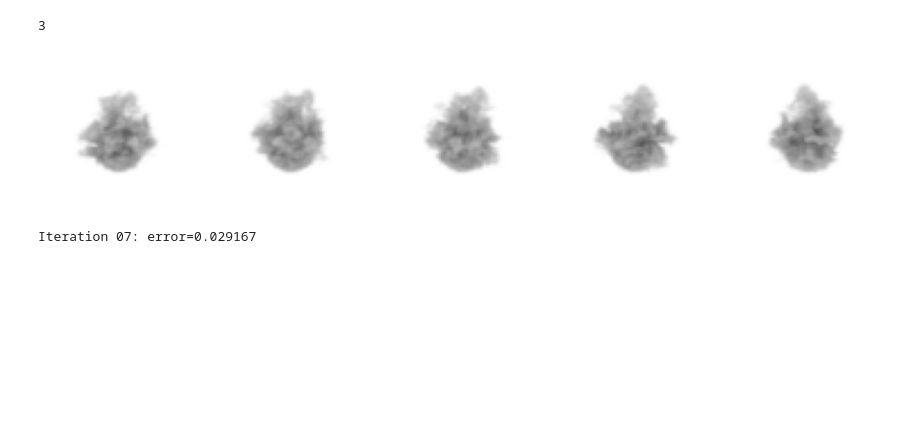
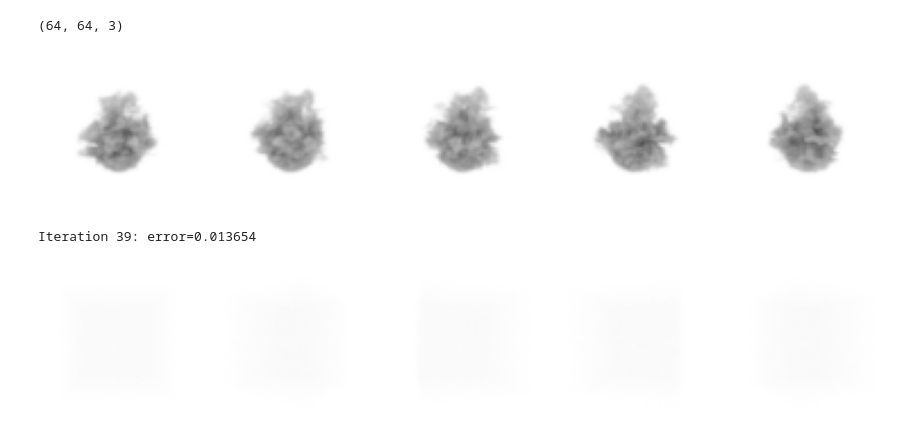
Before and after one commit to mitsuba-renderer/mitsuba3, a Jupyter notebook: volumetric_dumn_test.ipynb, the cells around one changed output. Saved outputs shown, nothing was run; the diff lists cells and outputs as text; code cells hidden in the pictures; blank space fills up the shorter version.

```diff
--- a/volumetric_dumn_test.ipynb
+++ b/volumetric_dumn_test.ipynb
@@ -68,9 +68,9 @@ fig, axs = plt.subplots(1, sensor_count, figsize=(14, 4))
 for i in range(sensor_count):
     axs[i].imshow(mi.util.convert_to_bitmap(ref_images[i]))
     axs[i].axis('off')
-print(ref_images[0].shape[2])
+print(ref_images[0].shape)
 # %% [output]
-3
+(64, 64, 3)
 [figure]
 # %%
 v_res = 16
@@ -113,35 +113,36 @@ spp = 8
 cus_sensor = mi.load_dict({'type': 'custom_sensor',
                            'id': 'cus',
                            }) #FIXME
 
 # scene is the start scene
-ray_loader = Rayloader(scene, cus_sensor, sensors, ref_images, batch_size = 4000, spp = spp)
+ray_loader = Rayloader(scene, cus_sensor, sensors, ref_images, batch_size = 1024, spp = spp)
 
 for it in range(iteration_count):
 
     ref_tensor = ray_loader.next()
 
     img = mi.render(scene, params, sensor=cus_sensor, spp=spp, seed=it)
 
     # L2 loss function
     loss = dr.mean(dr.sqr(img - ref_tensor))
 
     # Backpropagate gradients
     dr.backward(loss)
 
     # Take a gradient step
     opt.step()
 
     # Clamp the optimized density values. Since we used the `scale` parameter
     # when instantiating the volume, we are in fact optimizing extinction
     # in a range from [1e-6 * scale, scale].
     opt[key] = dr.clamp(opt[key], 1e-6, 1.0)
 
     # Propagate changes to the scene
     params.update(opt)
     print(f"Iteration {it:02d}: error={loss[0]:6f}", end='\r')
 # %% [output]
-Iteration 07: error=0.029167
+Iteration 39: error=0.013654
+[figure, added]
 # %%
 intermediate_images = [mi.render(scene, sensor=sensors[i], spp=ref_spp) for i in range(sensor_count)]
 
```
Also changed, not shown: parts of 2 cells of this notebook, 3 other files.
